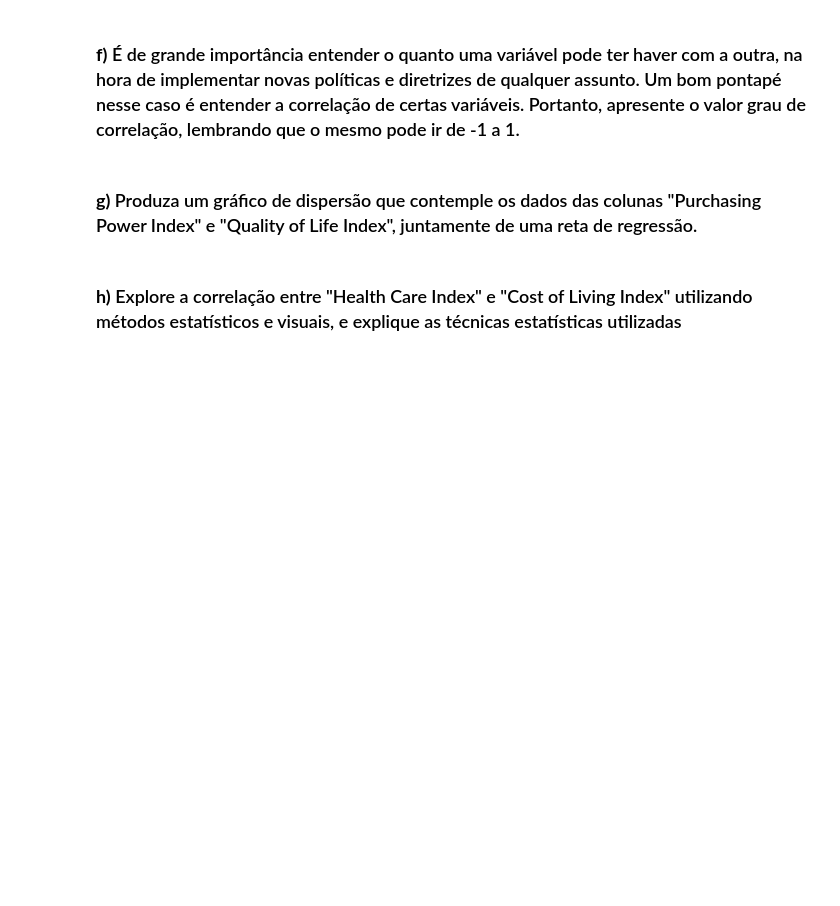
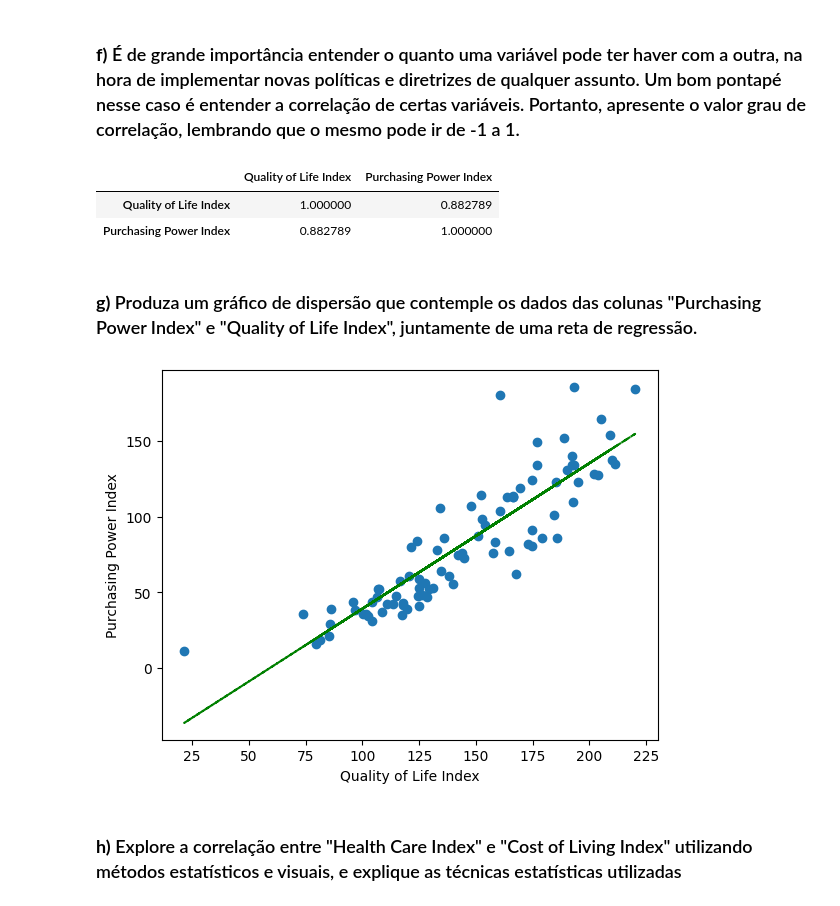
Before and after one commit to lsjesus/feadev_caseps, a Jupyter notebook: Case Avançado.ipynb, the cells around one changed output. Saved outputs shown, nothing was run; the diff lists cells and outputs as text; code cells hidden in the pictures; blank space fills up the shorter version.

```diff
--- a/Case Avançado.ipynb
+++ b/Case Avançado.ipynb
@@ -48,3 +47,6 @@ O amigo de Flecha possui um arquivo .csv que há informações que podem ser út
 ## **Questão 1**
 # %% [markdown]
 ### **a)** Leia o arquivo "quality_of_life_indices_by_country_2.csv", e o transforme em um data frame do Pandas.
+# %%
+df = pd.read_csv('Dados/quality_of_life_indices_by_country_2.csv') #Lê o csv e atribui a varíavel "df" o dataframe criado
+df.head() #Exibe as 5 primeiras linhas do dataframe
@@ -52,0 +74,2 @@ O amigo de Flecha possui um arquivo .csv que há informações que podem ser út
+# %%
+df = df.dropna() #Para remover, necessário usar a função dropna, no entanto ela não modifica o df raiz, então é necessário reatribuir o df principal com o novo df modificado
@@ -53,2 +88,5 @@ O amigo de Flecha possui um arquivo .csv que há informações que podem ser út
 # %% [markdown]
 ### **c)** Apesar de haverem outras, vamos utilizar apenas as colunas "Country", "Quality of Life Index" e "Purchasing Power Index". Portanto, exclua as demais.
+# %%
+df = df[['Country', 'Quality of Life Index', 'Purchasing Power Index']] #Selecionar apenas as colunas de interesse e reatribuir ao df
+display(df) #Para visualizar
@@ -59,6 +129,29 @@ O amigo de Flecha possui um arquivo .csv que há informações que podem ser út
 # %% [markdown]
 ### **f)** É de grande importância entender o quanto uma variável pode ter haver com a outra, na hora de implementar novas políticas e diretrizes de qualquer assunto. Um bom pontapé nesse caso é entender a correlação de certas variáveis. Portanto, apresente o valor grau de correlação, lembrando que o mesmo pode ir de -1 a 1.
+# %%
+#Primeiro seleciono as colunas numéricas e depois uso a função de correlação. Como são apenas 2 colunas, selecionei manualmente, mas poderia ter sido feito um filtro para selecionar apenas colunas numéricas automaticamente.
+df_num = df[['Quality of Life Index', 'Purchasing Power Index']]
+df_num.corr()
+# %% [output]
+|  | Quality of Life Index | Purchasing Power Index |
+| Quality of Life Index | 1.000000 | 0.882789 |
+| Purchasing Power Index | 0.882789 | 1.000000 |
 # %% [markdown]
 ### **g)** Produza um gráfico de dispersão que contemple os dados das colunas "Purchasing Power Index" e "Quality of Life Index", juntamente de uma reta de regressão.
+# %%
+#Definindo eixos
+x = df['Quality of Life Index'] #Eixo x
+y = df['Purchasing Power Index'] #Eixo y
+
+#Plotando gráfico
+plt.scatter(x,y)
+plt.xlabel('Quality of Life Index') #Define título eixo y
+plt.ylabel('Purchasing Power Index') #Define título eixo x
+z = np.polyfit(df['Quality of Life Index'], df['Purchasing Power Index'], 1) #Ajusta o grau de inclinição baseado nos dados informados
+n = np.poly1d(z) #Cria um objeto para que possamos aplicar no eixo x como uma função
+plt.plot(x, n(x), "g--") #Plota o gráfico adicionando a linha de tendência. O terceiro parâmetro nesse caso serviu para definir a cor da reta
+plt.show()
+# %% [output]
+[figure, added]
 # %% [markdown]
 ### **h)** Explore a correlação entre "Health Care Index" e "Cost of Living Index" utilizando métodos estatísticos e visuais, e explique as técnicas estatísticas utilizadas
```
Also changed, not shown: parts of 12 cells of this notebook.
